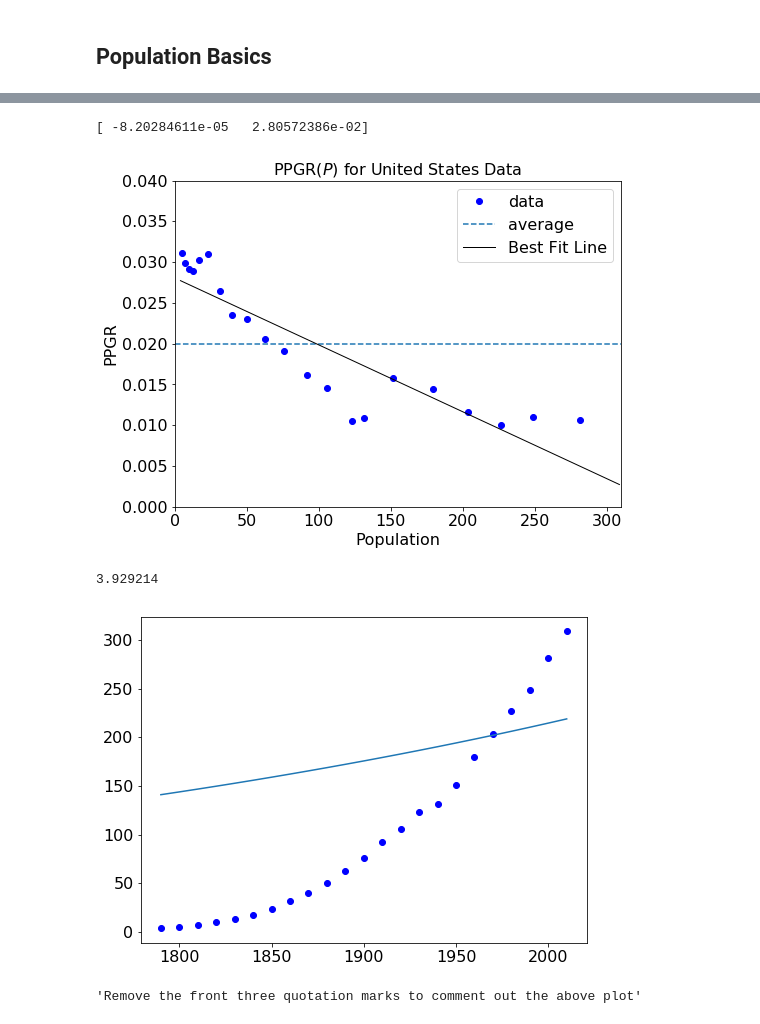
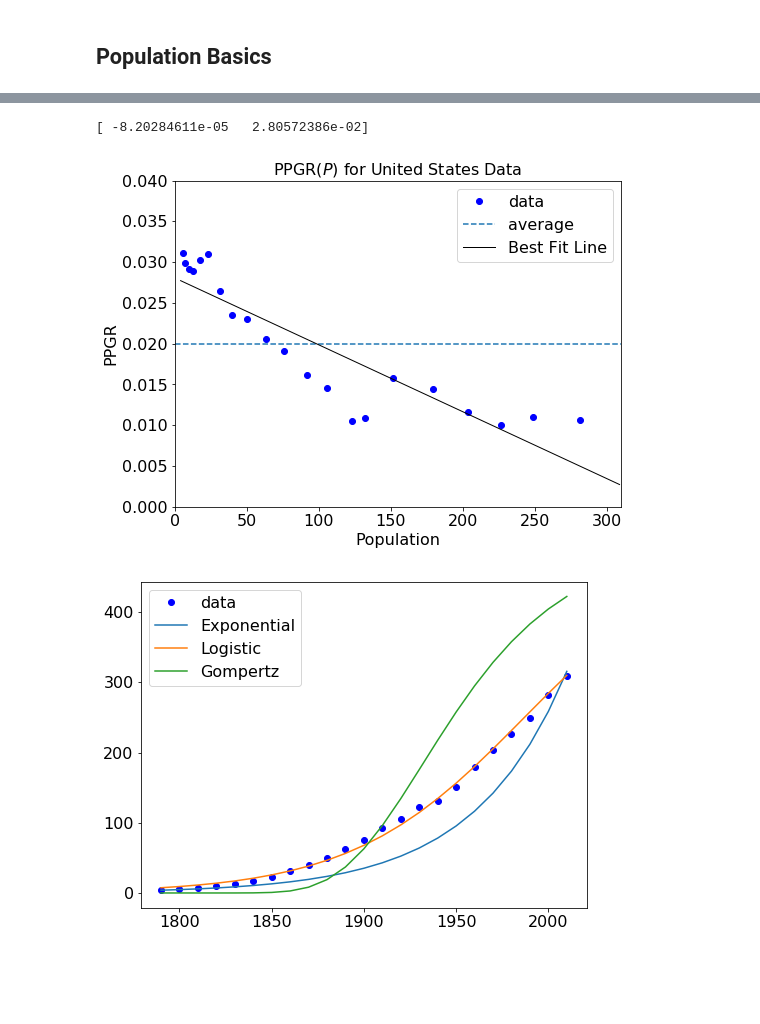
Before and after one commit to BananaBonanza/cwuMath475, a Jupyter notebook: PopBasics.ipynb, the cells around one changed output, grey strips where cells are left out. Saved outputs shown, nothing was run; the diff lists cells and outputs as text; code cells hidden in the pictures; blank space fills up the shorter version.

Commit message:
Upload for 16/10
PPGR_R code needs updated - in one of the formulas I use a 2 and not an L.

```diff
--- a/PopBasics.ipynb
+++ b/PopBasics.ipynb
@@ -46,6 +46,7 @@ plt.close()
 M = N-2 #number of data points
 PPGR = np.zeros([M])
 
+#This for loop will find the PPGR between any two points with one point between them.
 for k in range(21):
     PPGR[k] =  (1/USPop[k+1])*((USPop[k+2]-USPop[k])/(USYears[k+2]-USYears[k]))
     k = k+1
@@ -54,7 +55,7 @@ avgPPGR = np.average(PPGR)
 
 #Time to start making the best fit line. First we will use np.polyfit to find the slope and y-intercept of the line
 USPopLineCoef = np.polyfit(USPop[1:N-1],PPGR,1)
-print USPopLineCoef
+print (USPopLineCoef)
 #Next, I will use the values of USPop as my x-values for a function of the best fit line
 USPopLine = USPopLineCoef[0]*USPop + USPopLineCoef[1]
 
@@ -66,40 +67,76 @@ plt.plot(USPop[1:N-1], PPGR, 'o', color='b', label='data')
 plt.plot([0,310],[avgPPGR,avgPPGR], linestyle='--', label='average')
 plt.plot(USPop,USPopLine,color='k', linewidth=1, label='Best Fit Line')
 plt.ylabel('PPGR', fontsize=16)
 plt.xlabel('Population', fontsize=16)
 plt.title('PPGR($P$) for United States Data', fontsize=16)
 plt.legend(loc=1, fontsize=16)
 plt.xlim([0, 310])
 plt.ylim([0.000,0.040])
 plt.show()
 plt.close()
 
 """Now that I have both the populatoin graph and the PPGR graph, I want to begin looking at the different types of
-equations that could be used to model population growth. As of 10/12/2017 the two I am looking at are exponential and
-logistic, though I also will do Gompertz at a later date"""
-
+equations that could be used to model population growth. As of 10/15/2017 I will be looking at all three models: exponential,
+logistic, and Gompertz"""
+#Exponential model
 def US_exp(t,P0,r):
     P = P0*np.exp(r*t)
     return P
 
-print USPop[0]
+"""There are a few issues that arise when using the Logistic and Gompertz models. First and foremost, in those two models
+r does not equal PPGR. Therefore, the following is the method by which I will be finding the R value, given the average PPGR
+as calculated earlier.
+
+Since we want the growth rate to approach 'r' as population approaches 0, and we want growth rate to approach '0' as population
+approaches L, we can create the following linear relationship:
+
+PPGR-r=-(r/L)(P-0)
+
+Solving for 'r', we obtain:
+
+PPGR/(-(P/L)+1) = r
+
+We will use this value when attempting to use 'r' in the following models"""
+
+#Logistic Model
+def US_log(t,P0,L):
+    r = avgPPGR/(-(P0/L)+1)
+    A = ((L-P0)/P0)
+    T = L
+    B = 1 + A*np.exp(-r*t)
+    return T/B
+
+#Gompertz Model
+def US_Gomp(t,P0,L):
+    r = avgPPGR/(-(P0/L)+1)
+    log = np.log(L/P0)
+    exp = -log*np.exp(-r*t)
+    return L*np.exp(exp)
+
+#I will next set a value for the limit of growth in the US. At present, this value is arbitrary.
+#Hopefully I will be able to find a better value for this later.
+
+L = 500
 
 """For the sake of experimentation, the following is a test of the defined function above. Delete these three quotation
 marks and the ones from the documentation below in order to comment it out."""
 plt.figure(figsize=(8,6))
 #
 #First, the data
 plt.plot(USYears, USPop, 'o', color='b', label='data')
 #Next, the possible exponential function
-plt.plot(USYears, US_exp(USYears,USPop[0],0.002))
+plt.plot(USYears, US_exp(USYears-1790,USPop[0],avgPPGR), label='Exponential')
+#A possible logistic model
+plt.plot(USYears, US_log(USYears-1860,USPop[7],L), label = 'Logistic')
+#and finally a possible Gompertz model
+plt.plot(USYears, US_Gomp(USYears-1900,USPop[10],L), label = 'Gompertz')
+plt.legend(loc=2, fontsize=16)
 plt.show()
 plt.close()
 
-"""Remove the front three quotation marks to comment out the above plot"""
+#Remove the pound to comment out the above plot"""
 # %% [output]
 [figure]
 [ -8.20284611e-05   2.80572386e-02]
-[figure, old version]
+[figure, new version]
-3.929214
-[figure, old version]
+[figure, new version]
-'Remove the front three quotation marks to comment out the above plot'
```
Also changed, not shown: 2 other files.
